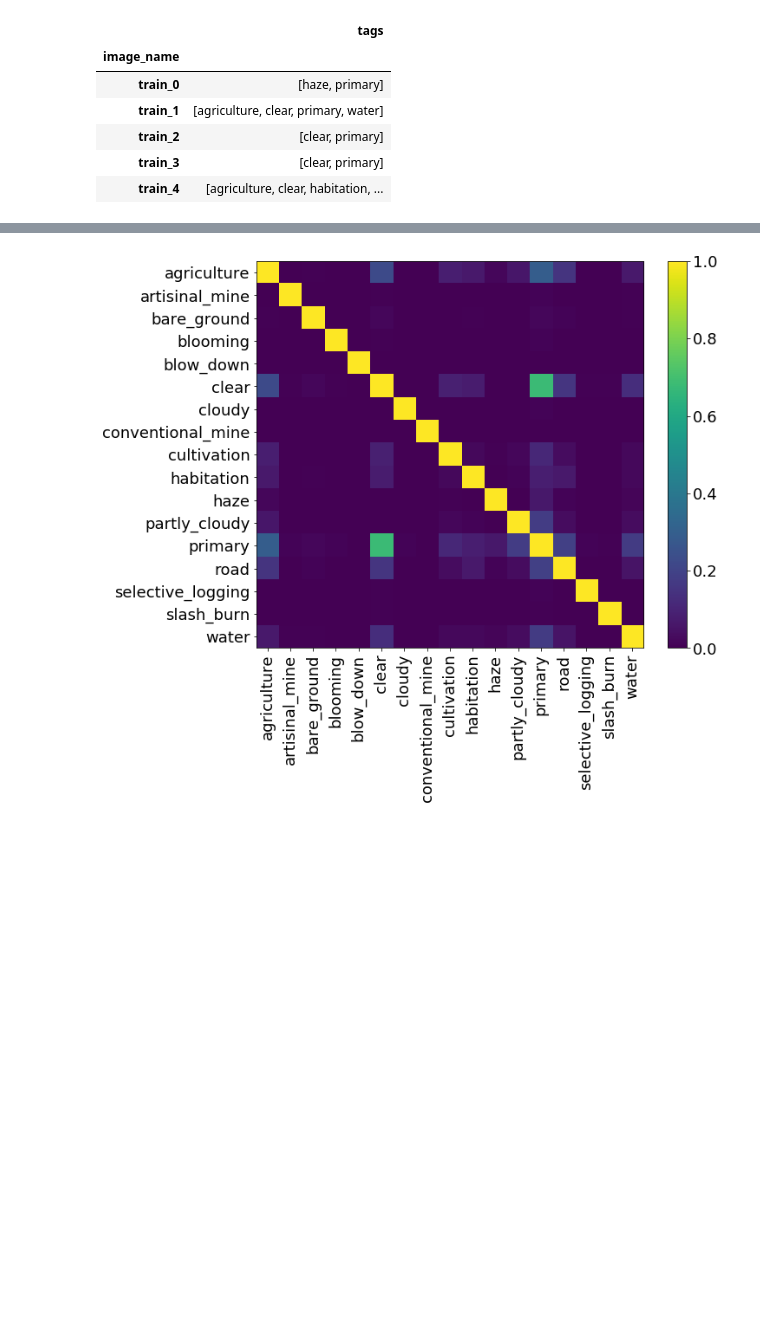
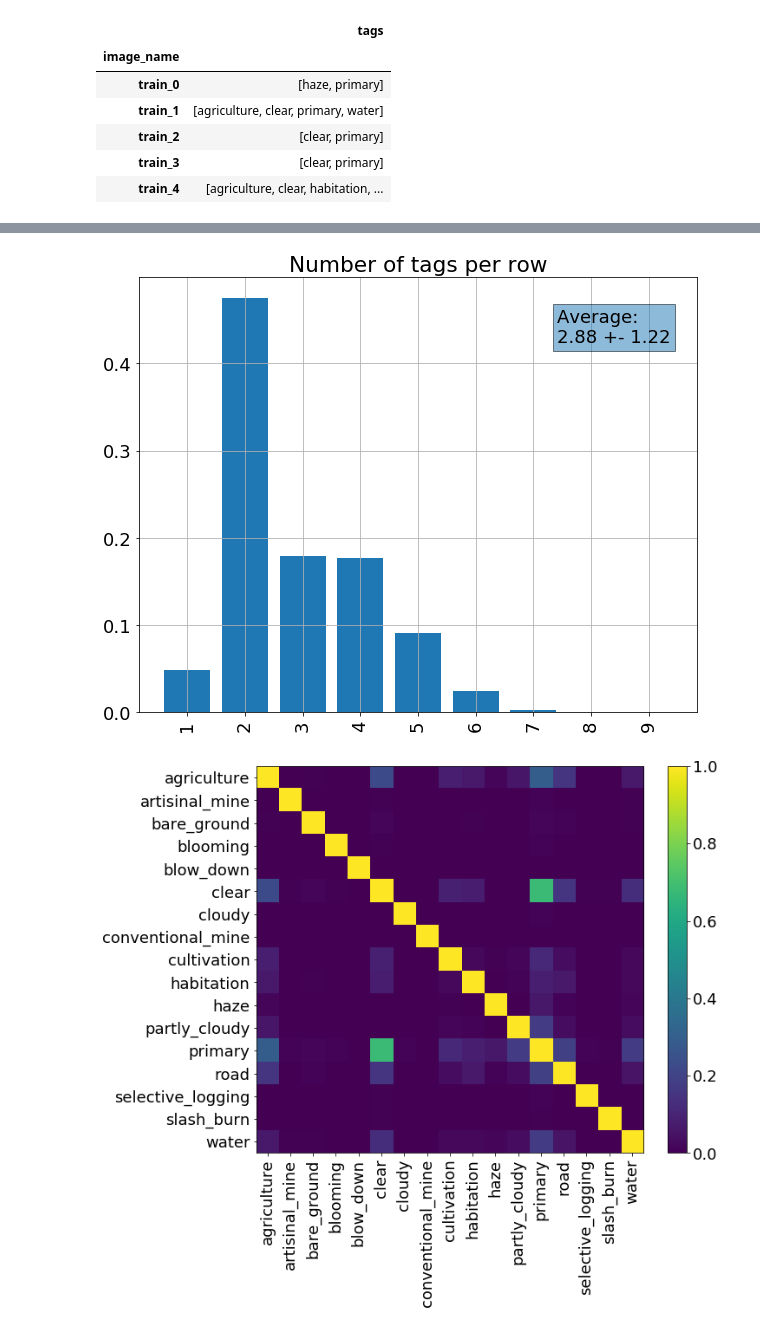
Before and after one commit to Kecksdose/kaggle-amazon, a Jupyter notebook: notebooks/data_exploration.ipynb, the cells around one changed output, grey strips where cells are left out. Drawn from its saved outputs; the diff is of its cells as text; code cells hidden in the pictures; blank space fills up the shorter version.

```diff
--- a/notebooks/data_exploration.ipynb
+++ b/notebooks/data_exploration.ipynb
@@ -44,3 +49,25 @@ plt.show()
+# %%
+# Plot number of tag distribution
+df['n_tags'] = df.tags.apply(lambda i: len(i))
+
+n_tags, counts = np.unique(df['n_tags'], return_counts=True)
+counts_normalized = counts / np.sum(counts)
+
+all_n_tags = range(min(n_tags), max(n_tags) + 1)
+
+mean_n_tags = df['n_tags'].mean()
+std_n_tags = df['n_tags'].std()
+text = f'Average: \n{mean_n_tags:.2f} +- {std_n_tags:.2f}'
+
+plt.bar(all_n_tags, counts_normalized)
+plt.title('Number of tags per row')
+plt.xticks(all_n_tags, n_tags, rotation=90)
+plt.text(0.75, 0.85, text, transform=plt.gca().transAxes,
+         bbox=dict(alpha=0.5))
+plt.grid()
+plt.show()
+# %% [output]
+[figure, added]
 # %%
 # Calculate co-occurance matrix
 def calc_cooc_matrix(categories, series, normalize=True):
```
Also changed, not shown: parts of 3 cells of this notebook.
